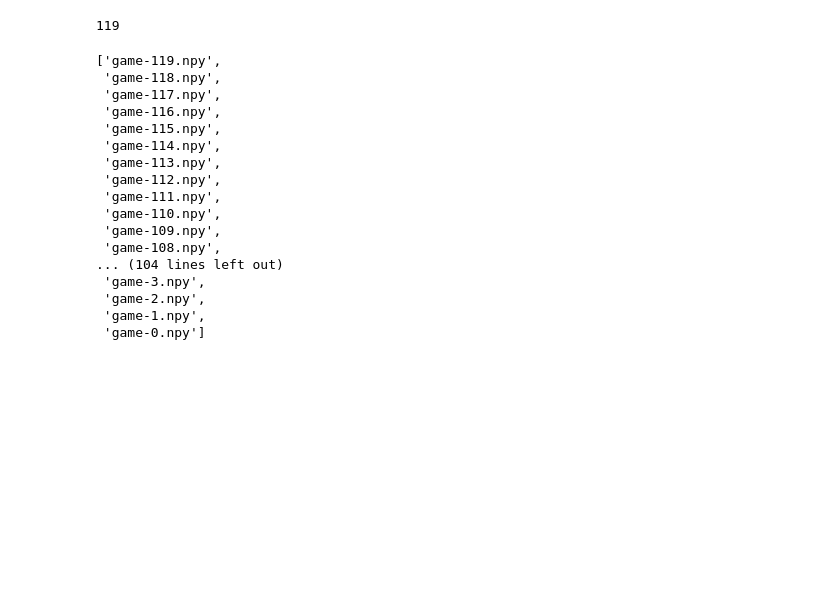
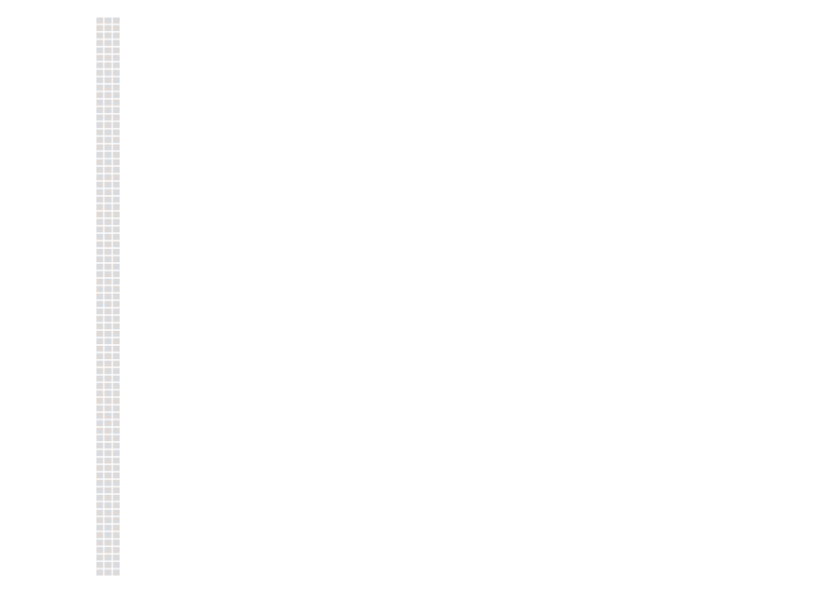
Before and after one commit to JulesHuisman/deep-learning, a Jupyter notebook: notebook.ipynb, the cells around one changed output. Drawn from its saved outputs; the diff is of its cells as text; code cells hidden in the pictures; blank space fills up the shorter version.

```diff
--- a/notebook.ipynb
+++ b/notebook.ipynb
@@ -74,5 +18,4 @@ game.presentation()
 # %%
-net = ConnectNet('ConnectNet-V1')
-net.load(3)
-net.model.predict(np.array([game.encoded()]))
+net = ConnectNet('DeepFour-V1')
+net.load('current')
 # %% [output]
@@ -89,24 +23,19 @@ mem = Memory('data/ConnectNet-V1/memory', 1000)
-# %%
-mem.latest_game
-# %% [output]
-119
-# %%
-mem.sorted_games
-# %% [output]
-['game-119.npy',
- 'game-118.npy',
- 'game-117.npy',
- 'game-116.npy',
- 'game-115.npy',
- 'game-114.npy',
- 'game-113.npy',
- 'game-112.npy',
- 'game-111.npy',
- 'game-110.npy',
- 'game-109.npy',
- 'game-108.npy',
-... (104 lines left out)
- 'game-3.npy',
- 'game-2.npy',
- 'game-1.npy',
- 'game-0.npy']
+# %%
+layer  = net.model.layers[1]
+
+x = layer.get_weights()
+
+weights = x[0]
+s = weights.shape
+
+fig = plt.figure(figsize=(s[2]*2, s[3]*2))  # width, height in inches
+channel = 0
+filter = 0
+for i in range(s[2] * s[3]):
+    sub = fig.add_subplot(s[3], s[2], i + 1)
+    sub.imshow(weights[:, :, channel, filter], cmap='coolwarm', clim=(-1, 1), aspect="auto")
+    plt.axis('off')
+    channel = (channel + 1) % s[2]
+    filter = (filter + 1) % s[3]
+# %% [output]
+[figure, added]
```
Also changed, not shown: parts of 10 cells of this notebook, 5 other files.
